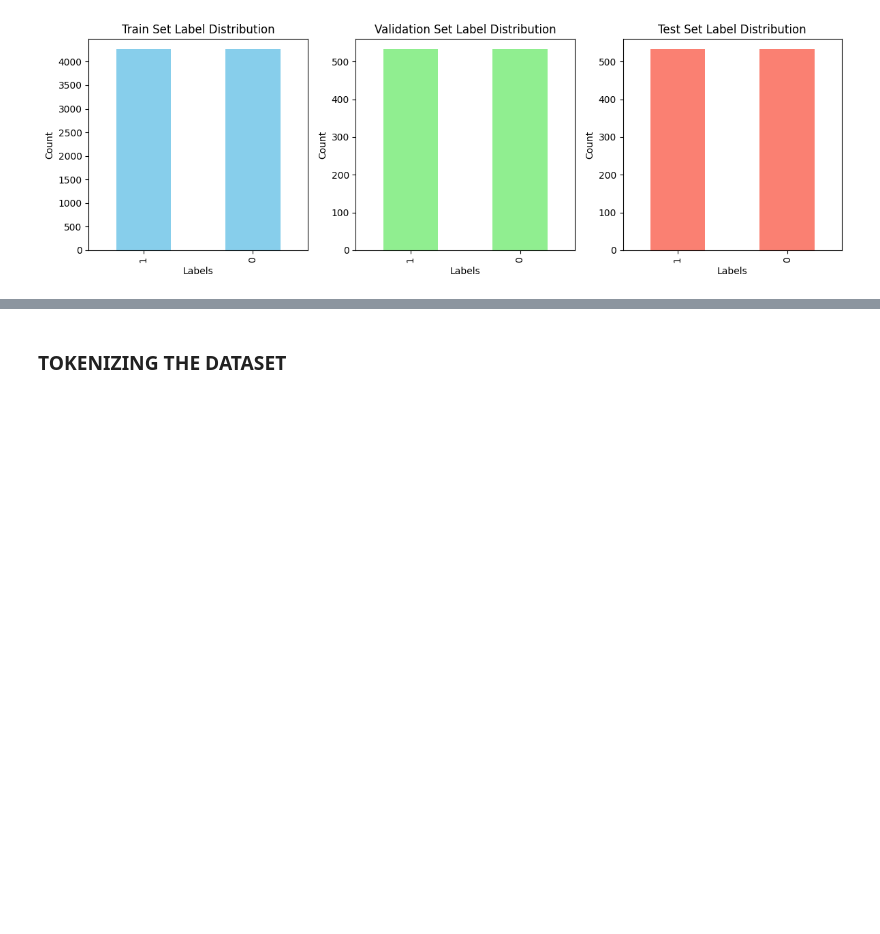
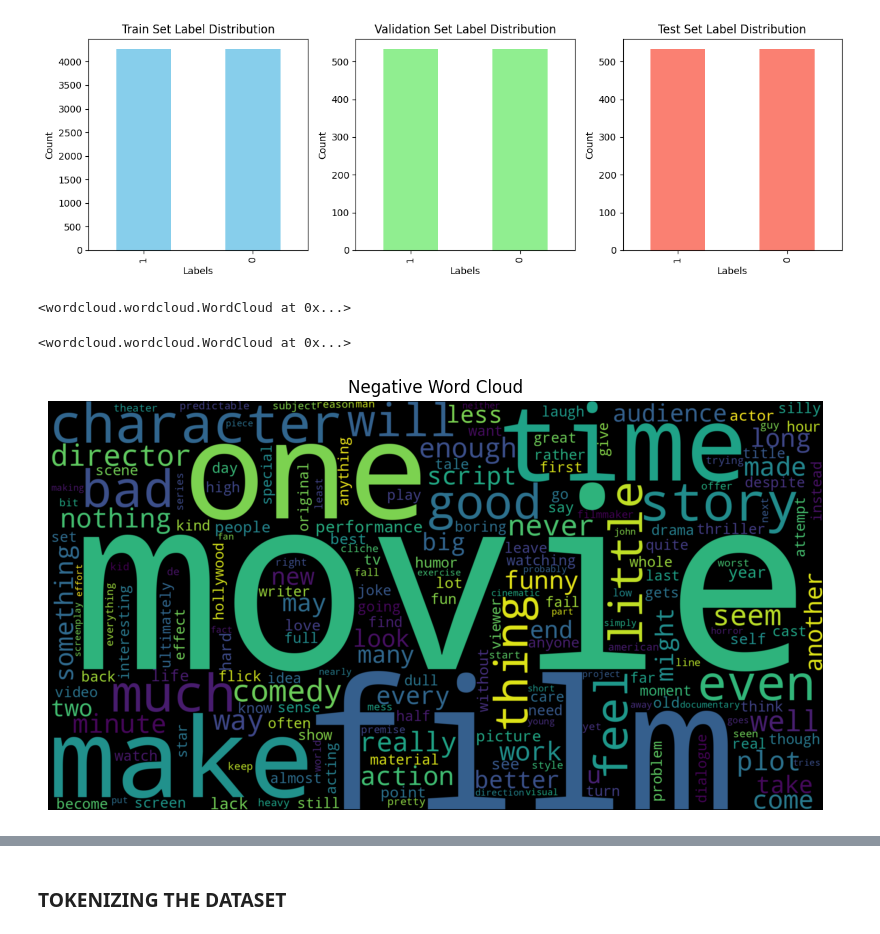
Before and after one commit to AnishTeku/AnishTeku-Assignment-3, a Jupyter notebook: Assignment_3_Large_language_models.ipynb, the cells around one changed output, grey strips where cells are left out. Drawn from its saved outputs; the diff is of its cells as text; code cells hidden in the pictures; blank space fills up the shorter version.

```diff
--- a/Assignment_3_Large_language_models.ipynb
+++ b/Assignment_3_Large_language_models.ipynb
@@ -148,3 +152,39 @@ plt.tight_layout()
 plt.show()
 # %% [output]
 [figure]
+# %%
+pos = df_train[df_train['label'] == 1]
+neg = df_train[df_train['label'] == 0]
+# %%
+from wordcloud import WordCloud
+# Joining text data
+text1 = " ".join(title for title in pos.text)
+
+# Generating word cloud
+word_cloud1 = WordCloud(collocations = False, background_color = 'black',
+                        width = 2048, height = 1080).generate(text1)
+# saving the image
+word_cloud1.to_file('got.png')
+# %% [output]
+<wordcloud.wordcloud.WordCloud at 0x...>
+# %%
+from wordcloud import WordCloud
+# Joining text data
+text1 = " ".join(title for title in neg.text)
+
+# Generating word cloud
+word_cloud2 = WordCloud(collocations = False, background_color = 'black',
+                        width = 2048, height = 1080).generate(text1)
+# saving the image
+word_cloud2.to_file('got1.png')
+# %% [output]
+<wordcloud.wordcloud.WordCloud at 0x...>
+# %%
+# Display the generated Word Cloud
+plt.figure(figsize=(10, 8))
+plt.imshow(word_cloud2, interpolation='bilinear')
+plt.title("Negative Word Cloud")
+plt.axis("off")
+plt.show()
+# %% [output]
+[figure, added]
```
Also changed, not shown: parts of 4 cells of this notebook.
